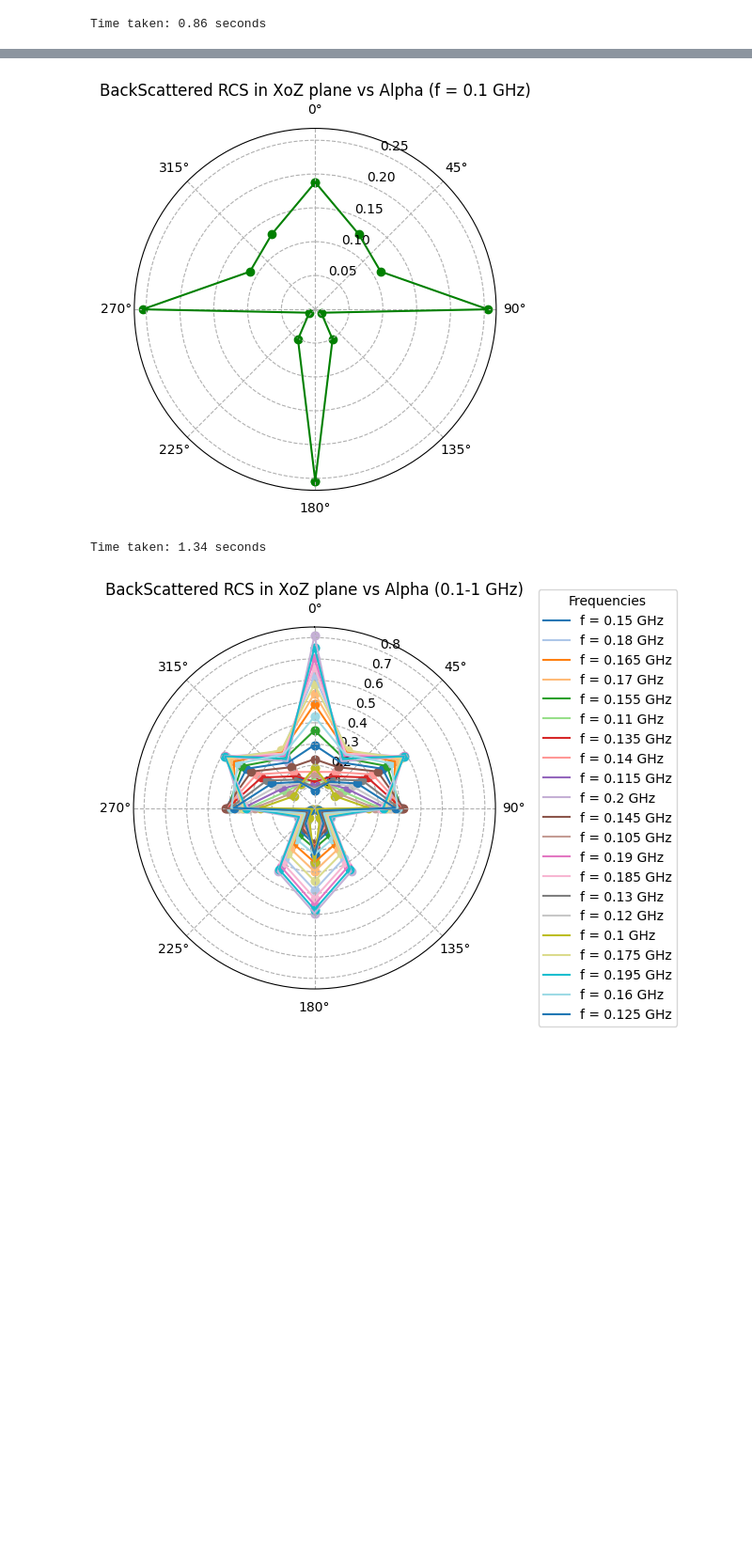
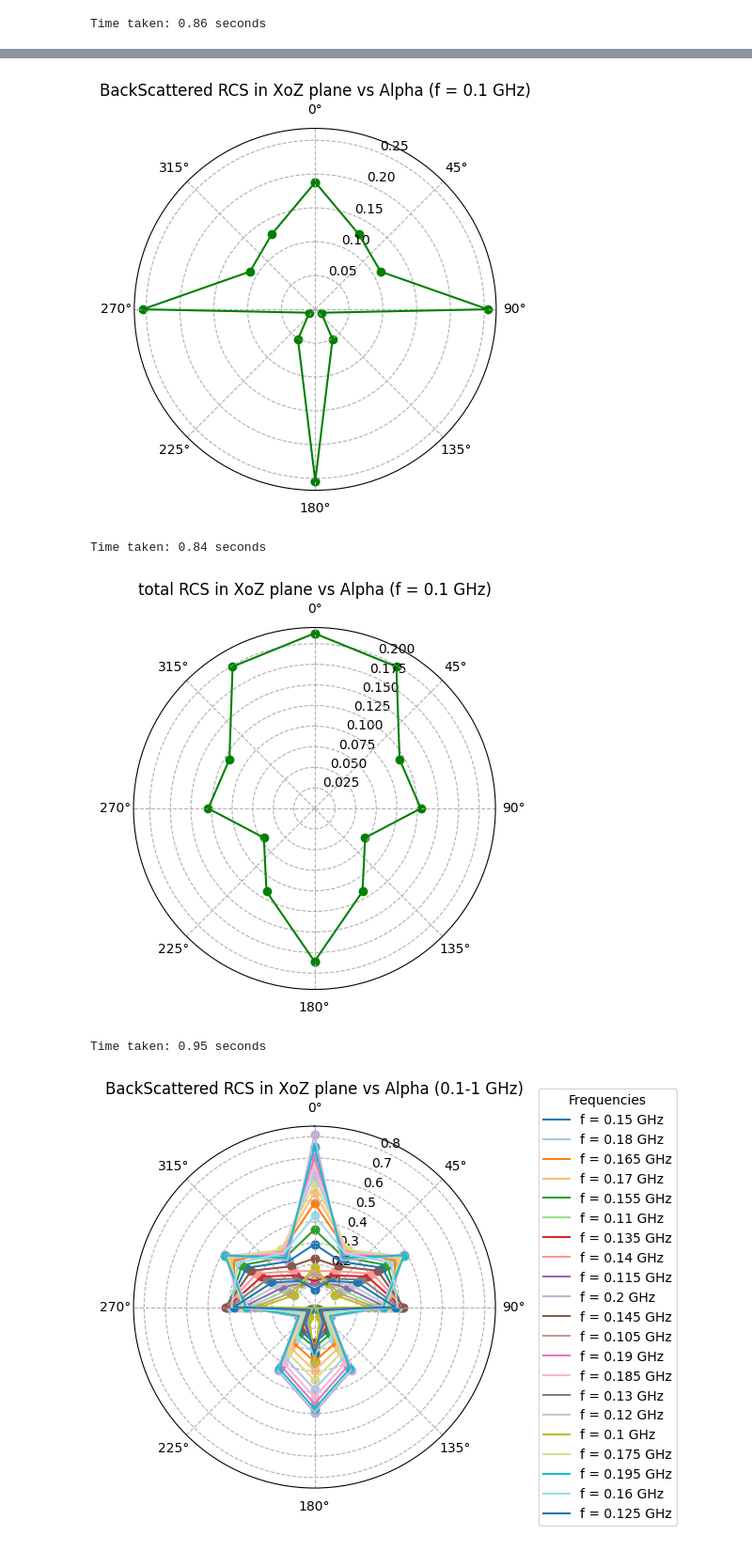
Before and after one commit to cytosineXT/3DEM, a Jupyter notebook: try1Dplot.ipynb, the cells around one changed output, grey strips where cells are left out. Shown at 94% size. Saved outputs shown, nothing was run; the diff lists cells and outputs as text; code cells hidden in the pictures; blank space fills up the shorter version.

```diff
--- a/try1Dplot.ipynb
+++ b/try1Dplot.ipynb
@@ -537,7 +547,7 @@ sorted_alpha = np.concatenate((sorted_alpha, [sorted_alpha[0]]))
 sorted_rcs = np.concatenate((sorted_rcs, [sorted_rcs[0]]))
 
 # 绘制散点图和包围曲线
-plt.figure(figsize=(10, 5))
+plt.figure(figsize=(5, 5))
 ax = plt.subplot(111, projection='polar')
 ax.scatter(alpha_values, rcs_values, marker='o', color='g')
 ax.plot(sorted_alpha, sorted_rcs, color='g', linestyle='-')
@@ -546,14 +556,88 @@ ax.set_title('BackScattered RCS in XoZ plane vs Alpha (f = 0.1 GHz)')
 ax.set_theta_zero_location('N')
 ax.set_theta_direction(-1)
 plt.grid(True, which="both", ls="--")
-plt.savefig('polar_plot_with_curve.png')
+plt.savefig('singleF_backRCS_curve.png')
 plt.show()
 
 toc = time.time()
 print(f"Time taken: {toc - tic:.2f} seconds")
 # %% [output]
 [figure]
-Time taken: 1.34 seconds
+Time taken: 0.84 seconds
+# %%
+import os
+import re
+import torch
+import matplotlib.pyplot as plt
+import numpy as np
+import time
+
+tic = time.time()
+
+src_folder = "/mnt/Disk/jiangxiaotian/puredatasets/mul2347_train"
+pattern = r"([a-zA-Z0-9]{4})_theta(\d+)phi(\d+)f(\d+\.\d+).pt"
+
+data = {}
+
+# 读取文件并筛选数据
+files = os.listdir(src_folder)
+for file_name in files:
+    match = re.match(pattern, file_name)
+    if match:
+        plane = match.group(1)
+        theta = int(match.group(2))
+        phi = int(match.group(3))
+        f = float(match.group(4))
+
+        if plane == 'b943' and f == 0.1 and (phi == 0 or phi == 180):
+            src_file_path = os.path.join(src_folder, file_name)
+            tensor = torch.load(src_file_path)
+            tensor[:, 0][tensor[:, 0] == 0] = tensor[:, -1][tensor[:, 0] == 0]
+            rcs_value = tensor.mean().item()  # 假设张量包含一个单一的RCS值
+
+            # 存储数据
+            key = (theta, phi)
+            data[key] = rcs_value
+
+# 转换数据格式用于绘图
+theta_values = sorted(set(theta for theta, phi in data.keys()))
+alpha_values_0 = np.deg2rad(np.array(theta_values) - 0)  # phi=0, theta 0-180 -> alpha -90 to 90
+alpha_values_180 = np.deg2rad(360 - np.array(theta_values))  # phi=180, theta 0-180 -> alpha 90 to 270
+
+rcs_values_0 = [data[(theta, 0)] for theta in theta_values if (theta, 0) in data]
+rcs_values_180 = [data[(theta, 180)] for theta in theta_values if (theta, 180) in data]
+
+# 合并alpha和RCS值
+alpha_values = np.concatenate((alpha_values_0, alpha_values_180))
+rcs_values = np.concatenate((rcs_values_0, rcs_values_180))
+
+# 对 alpha_values 和 rcs_values 进行排序
+sorted_idx = np.argsort(alpha_values)
+sorted_alpha = alpha_values[sorted_idx]
+sorted_rcs = rcs_values[sorted_idx]
+
+# 在末尾添加第一个数据点,使曲线闭合
+sorted_alpha = np.concatenate((sorted_alpha, [sorted_alpha[0]]))
+sorted_rcs = np.concatenate((sorted_rcs, [sorted_rcs[0]]))
+
+# 绘制散点图和包围曲线
+plt.figure(figsize=(5, 5))
+ax = plt.subplot(111, projection='polar')
+ax.scatter(alpha_values, rcs_values, marker='o', color='g')
+ax.plot(sorted_alpha, sorted_rcs, color='g', linestyle='-')
+
+ax.set_title('total RCS in XoZ plane vs Alpha (f = 0.1 GHz)')
+ax.set_theta_zero_location('N')
+ax.set_theta_direction(-1)
+plt.grid(True, which="both", ls="--")
+plt.savefig('singleF_totalRCS_curve.png')
+plt.show()
+
+toc = time.time()
+print(f"Time taken: {toc - tic:.2f} seconds")
+# %% [output]
+[figure, added]
+Time taken: 0.95 seconds
 # %%
 import os
 import re
```
Also changed, not shown: parts of 19 cells of this notebook, 5 other files.
